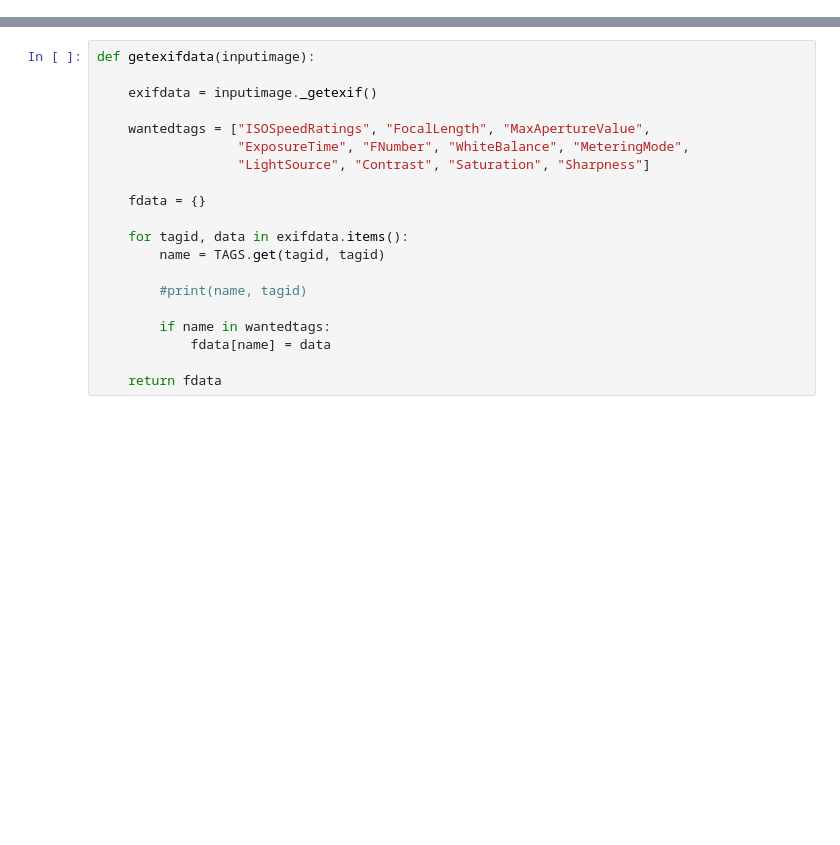
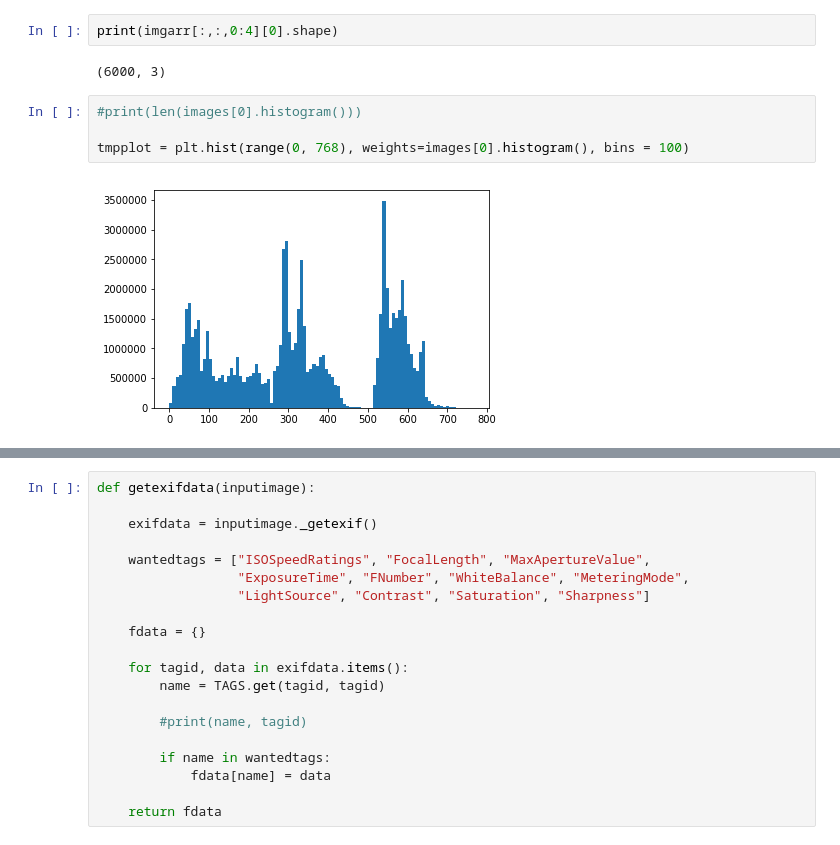
Before and after one commit to vc64/pylapse, a Jupyter notebook: imageedit.ipynb, the cells around one changed output, grey strips where cells are left out. Drawn from its saved outputs; the diff is of its cells as text; blank space fills up the shorter version.

```diff
--- a/imageedit.ipynb
+++ b/imageedit.ipynb
@@ -35,0 +182,10 @@ imgmix = Image.open("images/DSC_0018.jpg")
+# %%
+print(imgarr[:,:,0:4][0].shape)
+# %% [output]
+(6000, 3)
+# %%
+#print(len(images[0].histogram()))
+
+tmpplot = plt.hist(range(0, 768), weights=images[0].histogram(), bins = 100)
+# %% [output]
+[figure, added]
```
Also changed, not shown: parts of 55 cells of this notebook.
